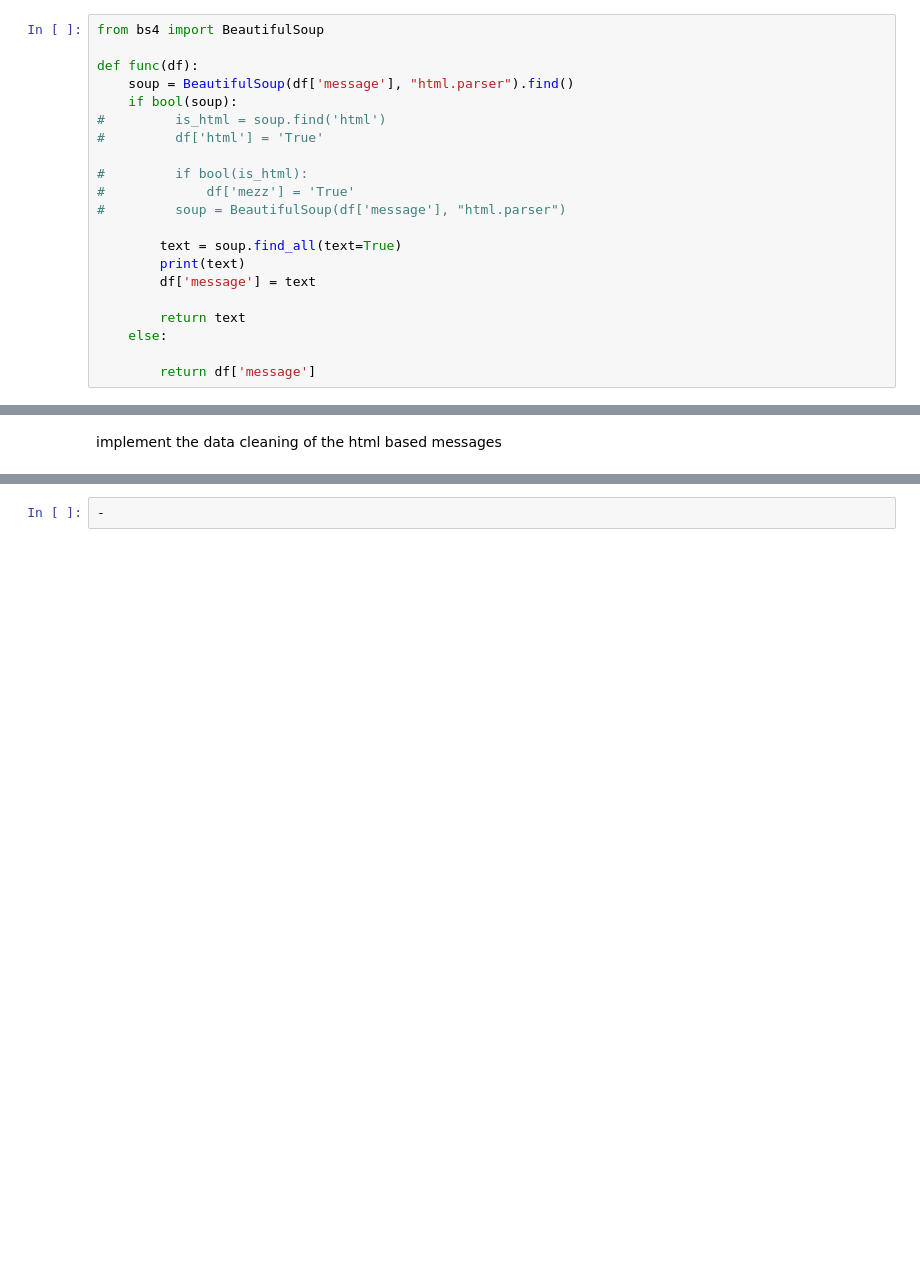
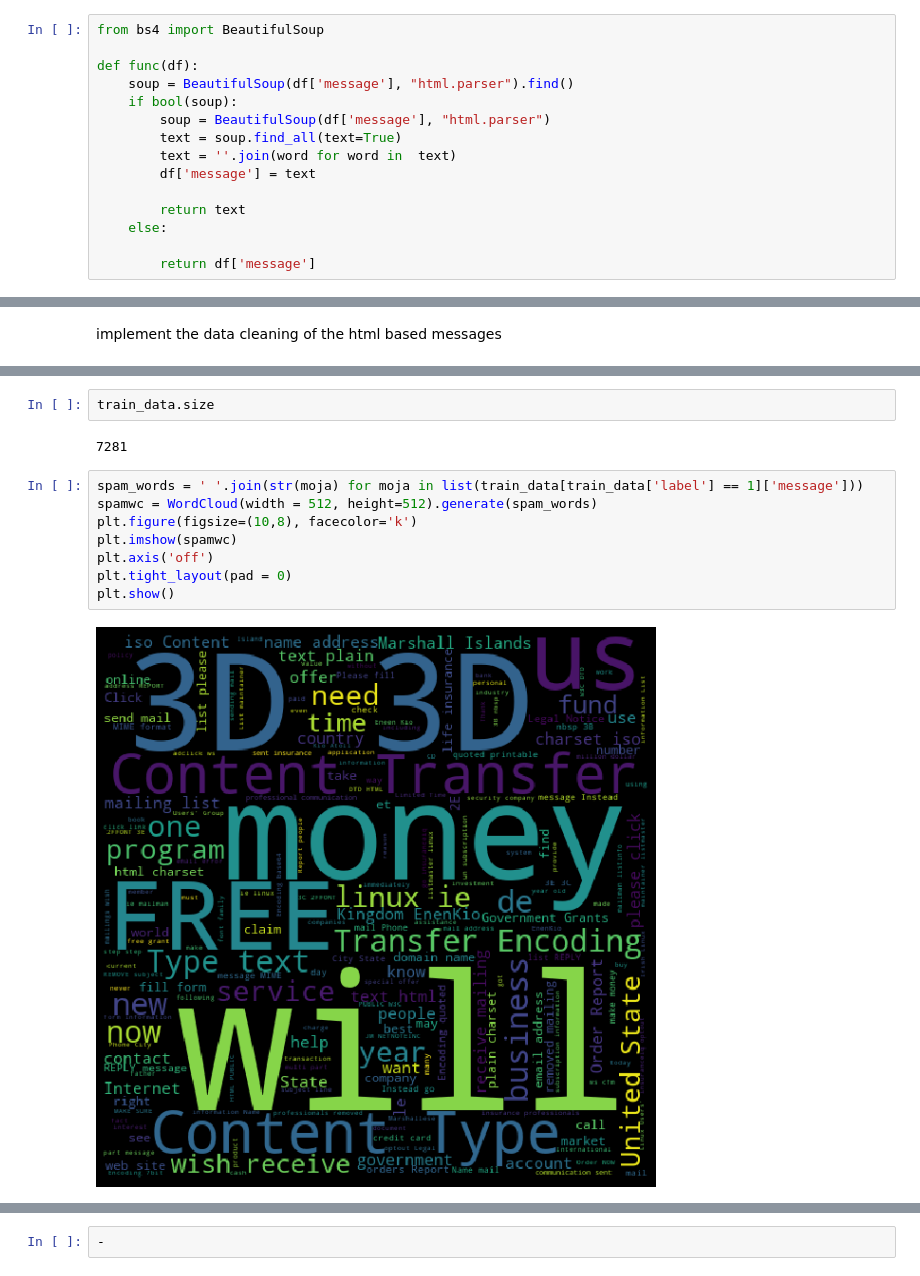
Before and after one commit to iankang/bayesian_filter, a Jupyter notebook: classifier.ipynb, the cells around one changed output, grey strips where cells are left out. Drawn from its saved outputs; the diff is of its cells as text; blank space fills up the shorter version.

```diff
--- a/classifier.ipynb
+++ b/classifier.ipynb
@@ -108,15 +98,9 @@ from bs4 import BeautifulSoup
 def func(df):
     soup = BeautifulSoup(df['message'], "html.parser").find()
     if bool(soup):
-#         is_html = soup.find('html')
-#         df['html'] = 'True'
-
-#         if bool(is_html):
-#             df['mezz'] = 'True'
-#         soup = BeautifulSoup(df['message'], "html.parser")
-
+        soup = BeautifulSoup(df['message'], "html.parser")
         text = soup.find_all(text=True)
-        print(text)
+        text = ''.join(word for word in  text)
         df['message'] = text
 
         return text
@@ -243 +169,15 @@ train_data
+# %%
+train_data.size
+# %% [output]
+7281
+# %%
+spam_words = ' '.join(str(moja) for moja in list(train_data[train_data['label'] == 1]['message']))
+spamwc = WordCloud(width = 512, height=512).generate(spam_words)
+plt.figure(figsize=(10,8), facecolor='k')
+plt.imshow(spamwc)
+plt.axis('off')
+plt.tight_layout(pad = 0)
+plt.show()
+# %% [output]
+[figure, added]
 # %%
```
Also changed, not shown: parts of 20 cells of this notebook.
